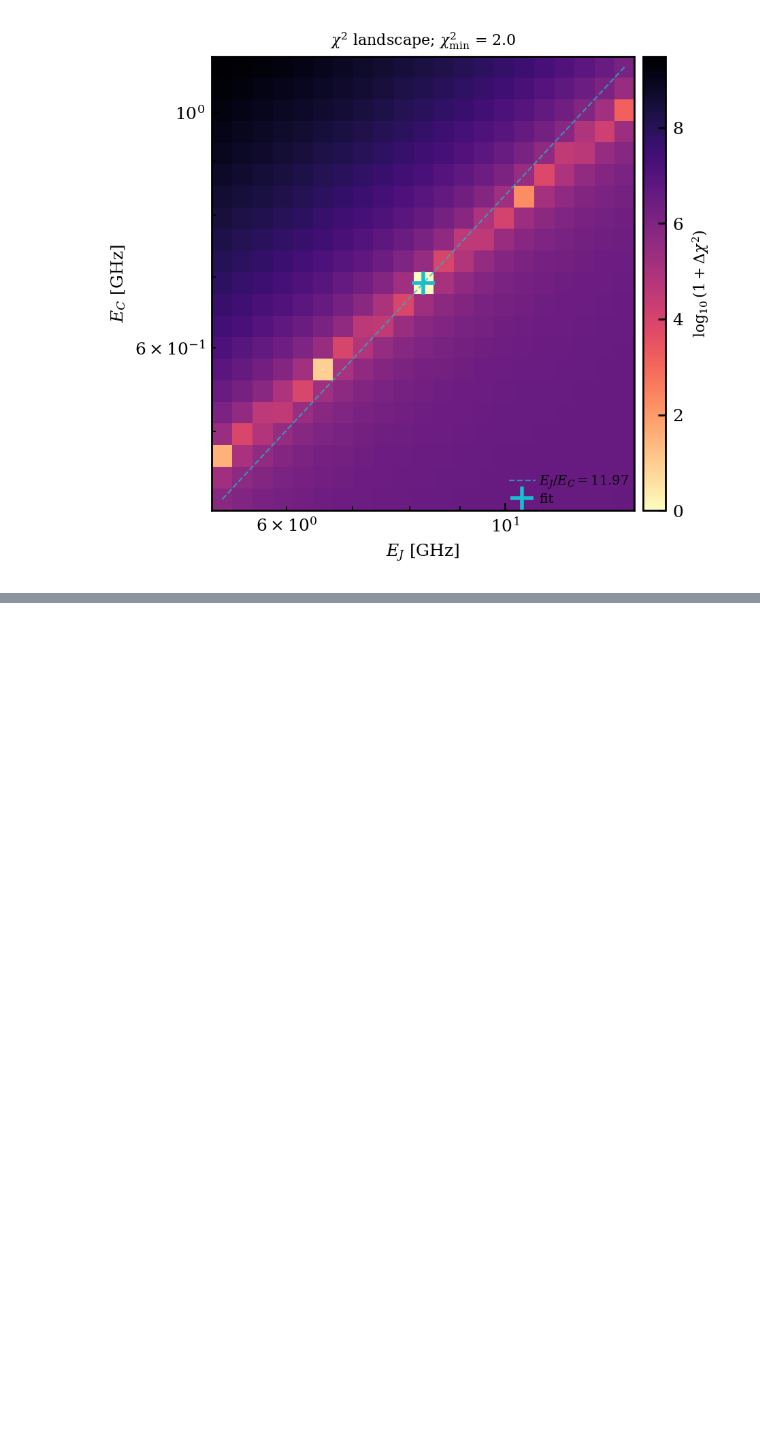
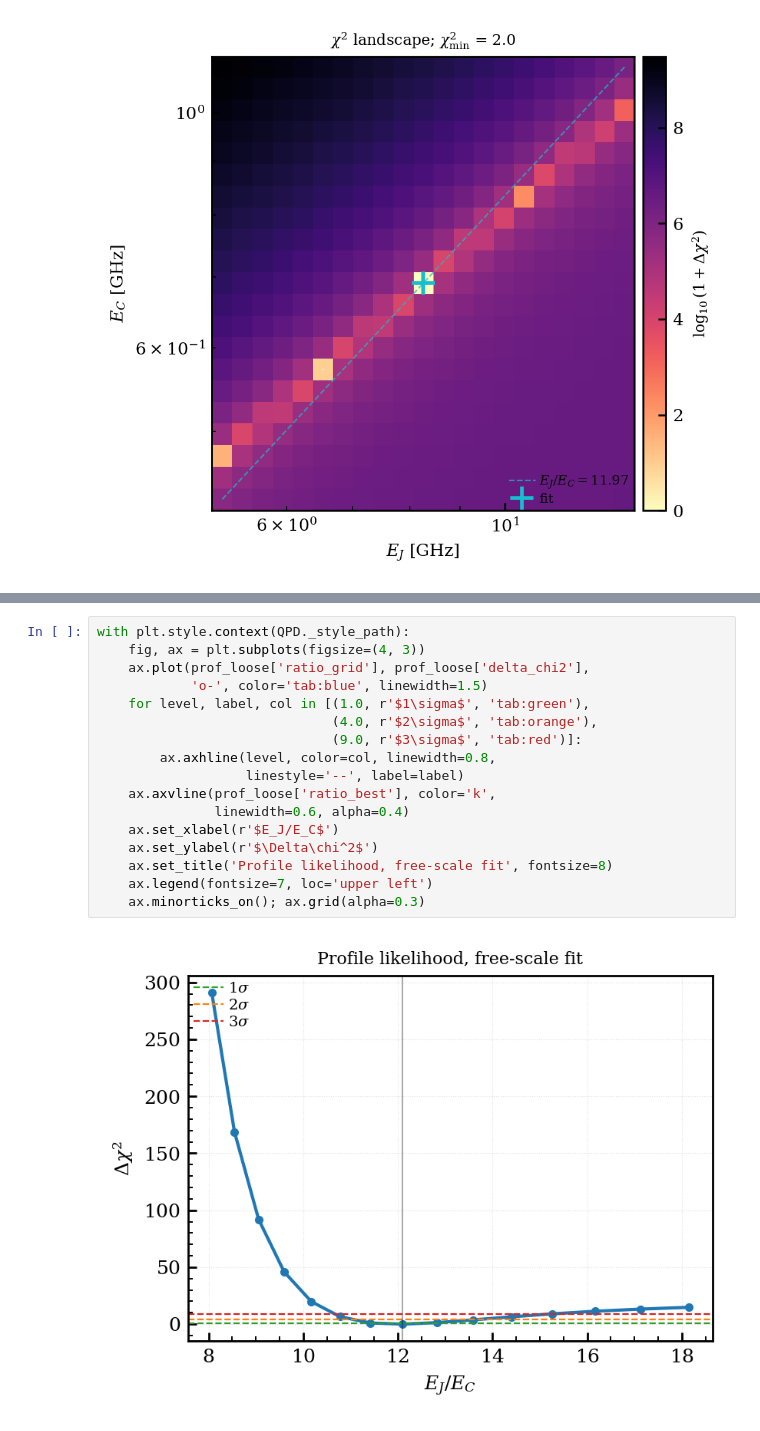
Before and after one commit to WashU-Astroparticle-Lab/qpd, a Jupyter notebook: notebooks/quantum_capacitance.ipynb, the cells around one changed output, grey strips where cells are left out. Drawn from its saved outputs; the diff is of its cells as text; blank space fills up the shorter version.

```diff
--- a/notebooks/quantum_capacitance.ipynb
+++ b/notebooks/quantum_capacitance.ipynb
@@ -392,0 +449,19 @@ fig, ax = qpd.plot_likelihood_landscape(
+# %%
+with plt.style.context(QPD._style_path):
+    fig, ax = plt.subplots(figsize=(4, 3))
+    ax.plot(prof_loose['ratio_grid'], prof_loose['delta_chi2'],
+            'o-', color='tab:blue', linewidth=1.5)
+    for level, label, col in [(1.0, r'$1\sigma$', 'tab:green'),
+                              (4.0, r'$2\sigma$', 'tab:orange'),
+                              (9.0, r'$3\sigma$', 'tab:red')]:
+        ax.axhline(level, color=col, linewidth=0.8,
+                   linestyle='--', label=label)
+    ax.axvline(prof_loose['ratio_best'], color='k',
+               linewidth=0.6, alpha=0.4)
+    ax.set_xlabel(r'$E_J/E_C$')
+    ax.set_ylabel(r'$\Delta\chi^2$')
+    ax.set_title('Profile likelihood, free-scale fit', fontsize=8)
+    ax.legend(fontsize=7, loc='upper left')
+    ax.minorticks_on(); ax.grid(alpha=0.3)
+# %% [output]
+[figure, added]
```
Also changed, not shown: parts of 9 cells of this notebook, 1 other file.
